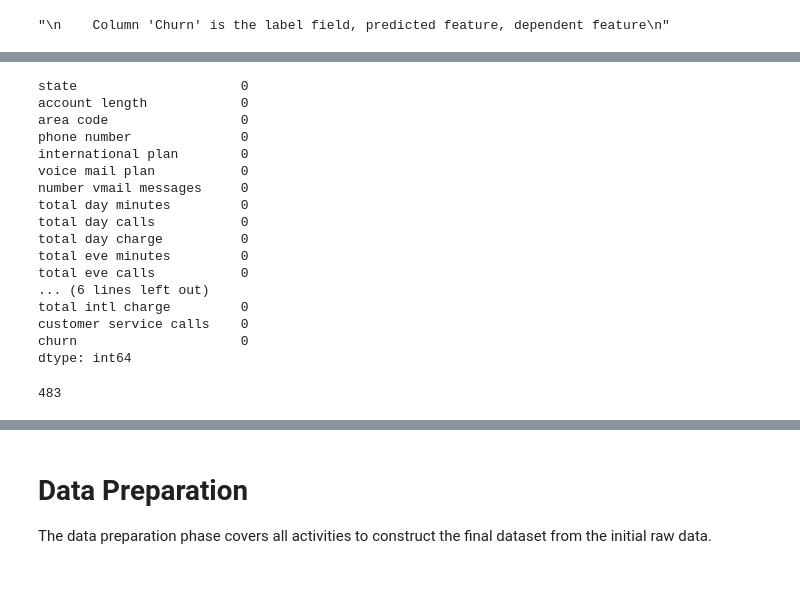
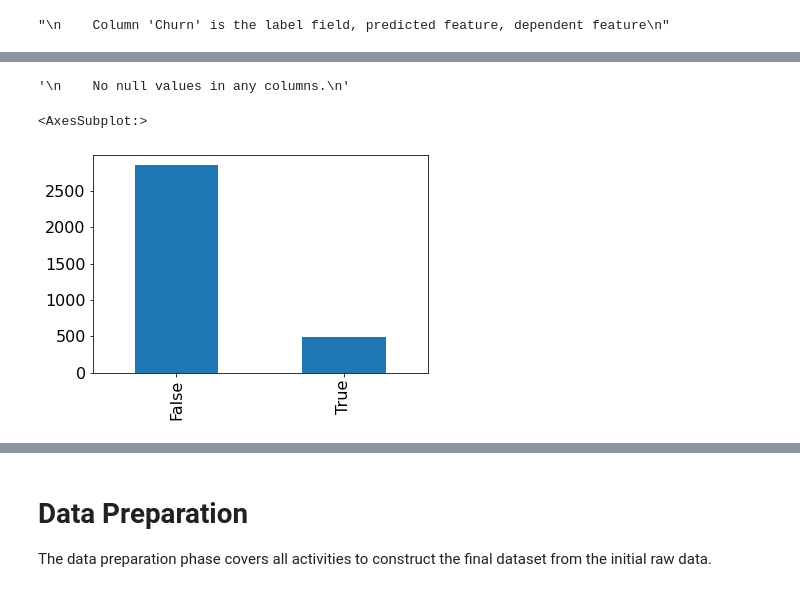
Before and after one commit to ghPRao/customer_churn, a Jupyter notebook: exploratory/data_exploration.ipynb, the cells around one changed output, grey strips where cells are left out. Cells and saved outputs as stored; diff of their text form; code cells hidden in the pictures.

```diff
--- a/exploratory/data_exploration.ipynb
+++ b/exploratory/data_exploration.ipynb
@@ -14,7 +22,7 @@ import seaborn as sns
 Dataset selected comes from Kaggle at https://www.kaggle.com/becksddf/churn-in-telecoms-dataset. I will explore the data, understand, before creating the dataset to use when building Machine Learning models.
 # %%
 # Read dataset into a dataframe
-df = pd.read_csv('../data/syriatel_customer_churn.csv')
+df = pd.read_csv('../data/churn_data.csv')
 print("Data contains {} observations and {} features".format(df.shape[0], df.shape[1]))
 print("Features: ", df.columns)
 # %% [output]
@@ -57,20 +64,7 @@ dtype: object
 # %%
-df.isnull().sum()
+df.isnull().sum().any()
+'''
+    No null values in any columns.
+'''
 # %% [output]
-state                     0
-account length            0
-area code                 0
-phone number              0
-international plan        0
-voice mail plan           0
-number vmail messages     0
-total day minutes         0
-total day calls           0
-total day charge          0
-total eve minutes         0
-total eve calls           0
-... (6 lines left out)
-total intl charge         0
-customer service calls    0
-churn                     0
-dtype: int64
+'\n    No null values in any columns.\n'
@@ -81,4 +71,5 @@ dtype: int64
 # %%
-df['churn'].value_counts()[1]
+df['churn'].value_counts().plot(kind='bar')
 # %% [output]
-483
+<AxesSubplot:>
+[figure, added]
```
Also changed, not shown: parts of 14 cells of this notebook.
